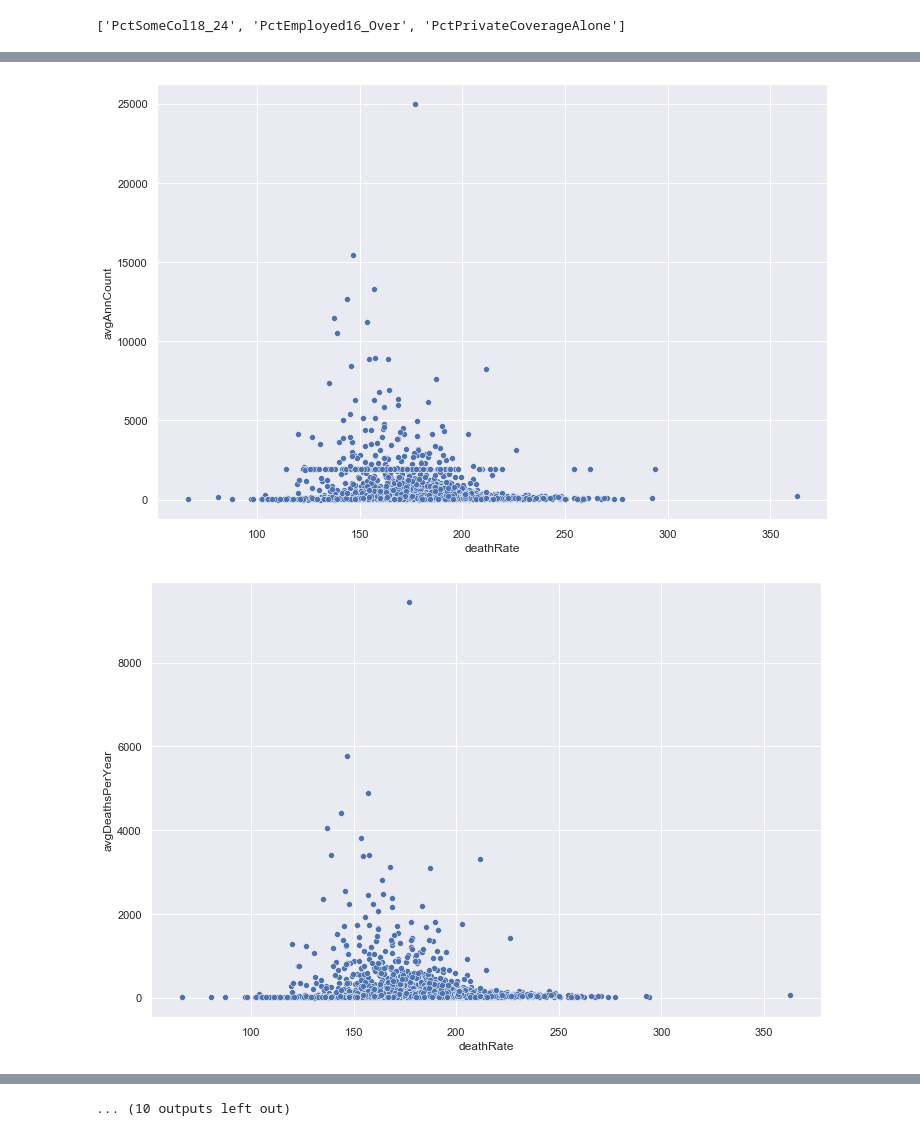
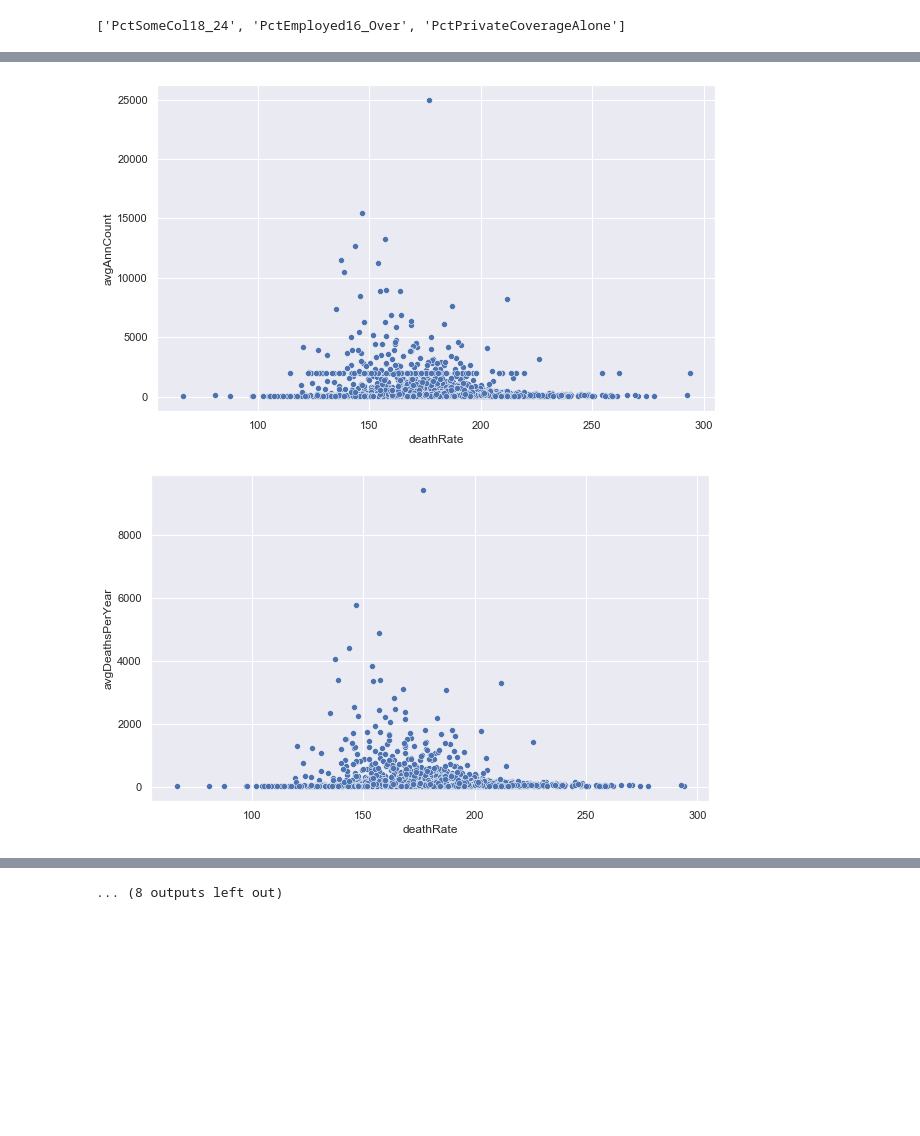
Before and after one commit to dainiguez/Cancer-Statistical-Regression-Analysis, a Jupyter notebook: Cancer Analysis Project.ipynb, the cells around one changed output, grey strips where cells are left out. Drawn from its saved outputs; the diff is of its cells as text; code cells hidden in the pictures; blank space fills up the shorter version.

```diff
--- a/Cancer Analysis Project.ipynb
+++ b/Cancer Analysis Project.ipynb
@@ -186,12 +250,11 @@ Analyze scatter plots, correlations, covariances, look for interactions terms, a
 3) Look for non-linear relationships in other features using scatter plots.<br>
 # %%
 # Look at the feature (pearson) correlations with the target variable TARGET_deathRate
-cancer_corr = cancer_df.corr()
+cancer_corr = raw_data.corr().sort_values('deathRate', ascending=False)
 # %%
 # The top 5 correlations
 print("The 5 most positively correlated features with deathRate")
-pos_corr = cancer_corr.nlargest(6, 'deathRate')[['deathRate']] \
-            .sort_values('deathRate', ascending=False)
+pos_corr = cancer_corr.nlargest(6, 'deathRate')[['deathRate']]
 pos_corr
 # %% [output]
 The 5 most positively correlated features with deathRate
@@ -205,8 +268,7 @@ The 5 most positively correlated features with deathRate
 # %%
-# The bottom 5 correlations
+# The 5 most negative correlations
 print("The 5 most negatively correlated features with deathRate")
-neg_corr = cancer_corr.nsmallest(5, "deathRate")[['deathRate']] \
-            .sort_values('deathRate', ascending=True)
+neg_corr = cancer_corr.nsmallest(5, "deathRate")[['deathRate']]
 neg_corr
 # %% [output]
 The 5 most negatively correlated features with deathRate
@@ -219,12 +281,12 @@ The 5 most negatively correlated features with deathRate
 # %%
-# Get the columns with a high correlation with the target variable
+# Get the columns with a high correlation with the target variable deathRate
 high_corr_col = list(pos_corr.index) + list(neg_corr.index)
 
-# Generate the scatter plot for the columns with high correlation
+# Generate the scatter plot for the columns with high correlations
 target_col = high_corr_col[0]
 
 # Generate scatter plots for features and the target varaible
 for col in high_corr_col[1:]:
-    sns.scatterplot(data=cancer_df, x=target_col, y=col)
+    sns.scatterplot(data=raw_data, x=target_col, y=col)
     plt.show()
 # %% [output]
@@ -241,11 +303,14 @@ for col in high_corr_col[1:]:
 # %%
 # Gets the columns we haven't already looked and excludes the column of county names
-cols = [col for col in cancer_df.columns if col not in high_corr_col and col != 'Geography']
+low_corr_cols = [col for col in raw_data.columns if col not in high_corr_col and col != 'Geography']
 
+sns.set(rc={'figure.figsize':(10,6)})
 # Get scatter plots for all columns and the target varaible to look for non-linear relationships
-for col in cols:
-    sns.scatterplot(data=cancer_df, x='deathRate', y=col)
+for col in low_corr_cols:
+    sns.scatterplot(data=raw_data, x='deathRate', y=col)
+    txt = 'C:/Users/David/Desktop/Projects/Cancer & Generalized Regression/pics{0}.png'.format(col)
+    plt.savefig(txt, dpi=300)
     plt.show()
 # %% [output]
-[figure, old version]
+[figure, new version]
-[figure, old version]
+[figure, new version]
@@ -262 +327 @@ for col in cols:
-... (10 outputs left out)
+... (8 outputs left out)
```
Also changed, not shown: parts of 42 cells of this notebook, 2 other files.
